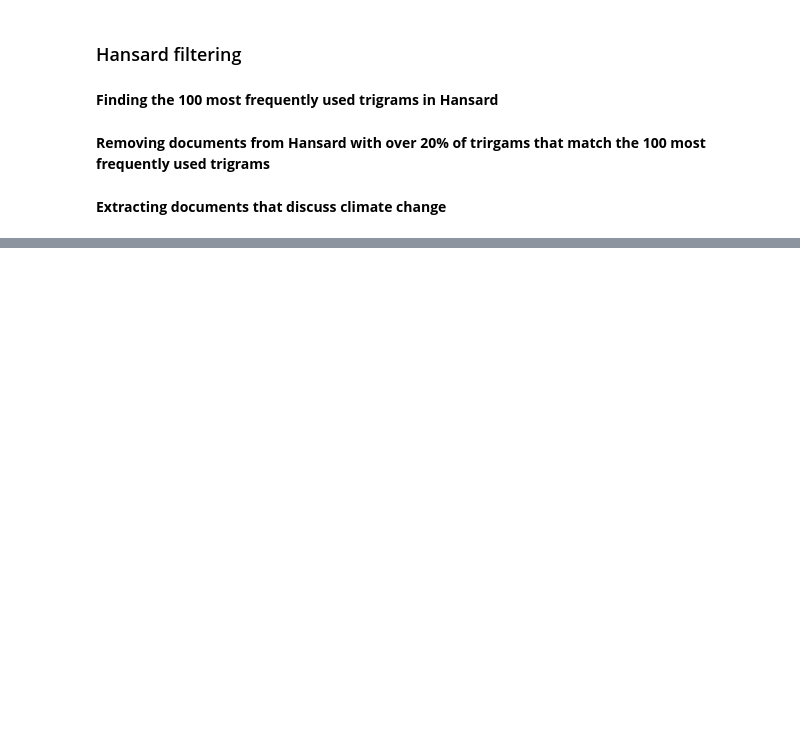
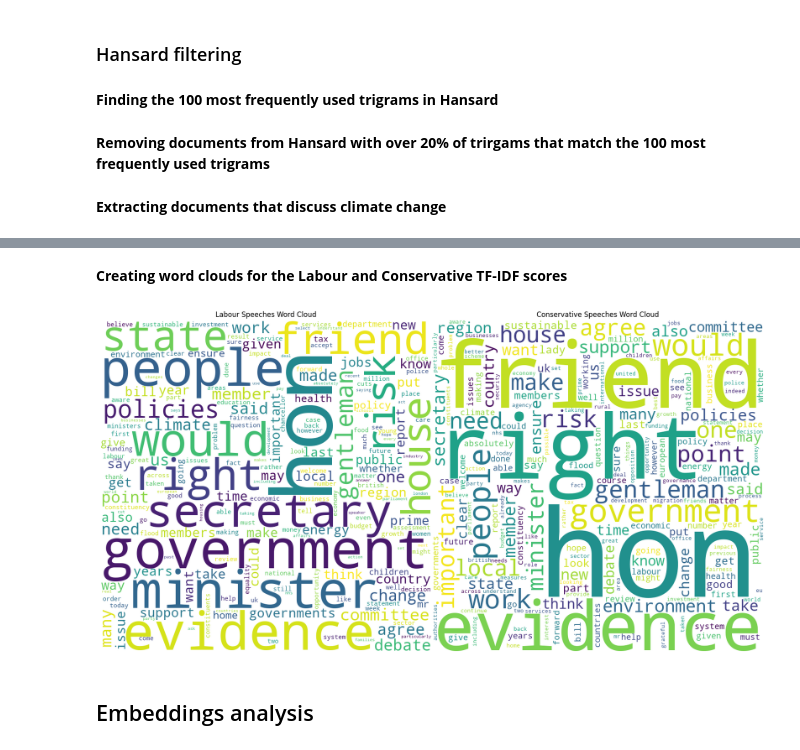
Before and after one commit to felixwallis/pir-dissertation, a Jupyter notebook: analysis/analysis.ipynb, the cells around one changed output, grey strips where cells are left out. Drawn from its saved outputs; the diff is of its cells as text; code cells hidden in the pictures; blank space fills up the shorter version.

```diff
--- a/analysis/analysis.ipynb
+++ b/analysis/analysis.ipynb
@@ -195,0 +283,35 @@ climate_hansard = hansard[hansard['climate_term_proportion'] > 0.01]
+# %%
+labour_speeches = climate_hansard[climate_hansard['speech_party']
+                                  == 'Labour']['cleaned_tokens']
+conservative_speeches = climate_hansard[climate_hansard['speech_party']
+                                        == 'Conservative']['cleaned_tokens']
+
+labour_word_scores = get_sorted_word_scores(labour_speeches)
+conservative_word_scores = get_sorted_word_scores(conservative_speeches)
+# %% [markdown]
+**Creating word clouds for the Labour and Conservative TF-IDF scores**
+# %%
+wordcloud_lab = WordCloud(width=800, height=800, background_color='white')
+wordcloud_lab.generate_from_frequencies(dict(labour_word_scores))
+
+wordcloud_con = WordCloud(width=800, height=800, background_color='white')
+wordcloud_con.generate_from_frequencies(dict(conservative_word_scores))
+
+plt.figure(figsize=(16, 8))
+
+plt.subplot(1, 2, 1)
+plt.imshow(wordcloud_lab, interpolation='bilinear')
+plt.title('Labour Speeches Word Cloud')
+plt.axis("off")
+
+plt.subplot(1, 2, 2)
+plt.imshow(wordcloud_con, interpolation='bilinear')
+plt.title('Conservative Speeches Word Cloud')
+plt.axis("off")
+
+plt.tight_layout(pad=0)
+plt.show()
+# %% [output]
+[figure, added]
+# %% [markdown]
+## Embeddings analysis
```
Also changed, not shown: parts of 40 cells of this notebook.
